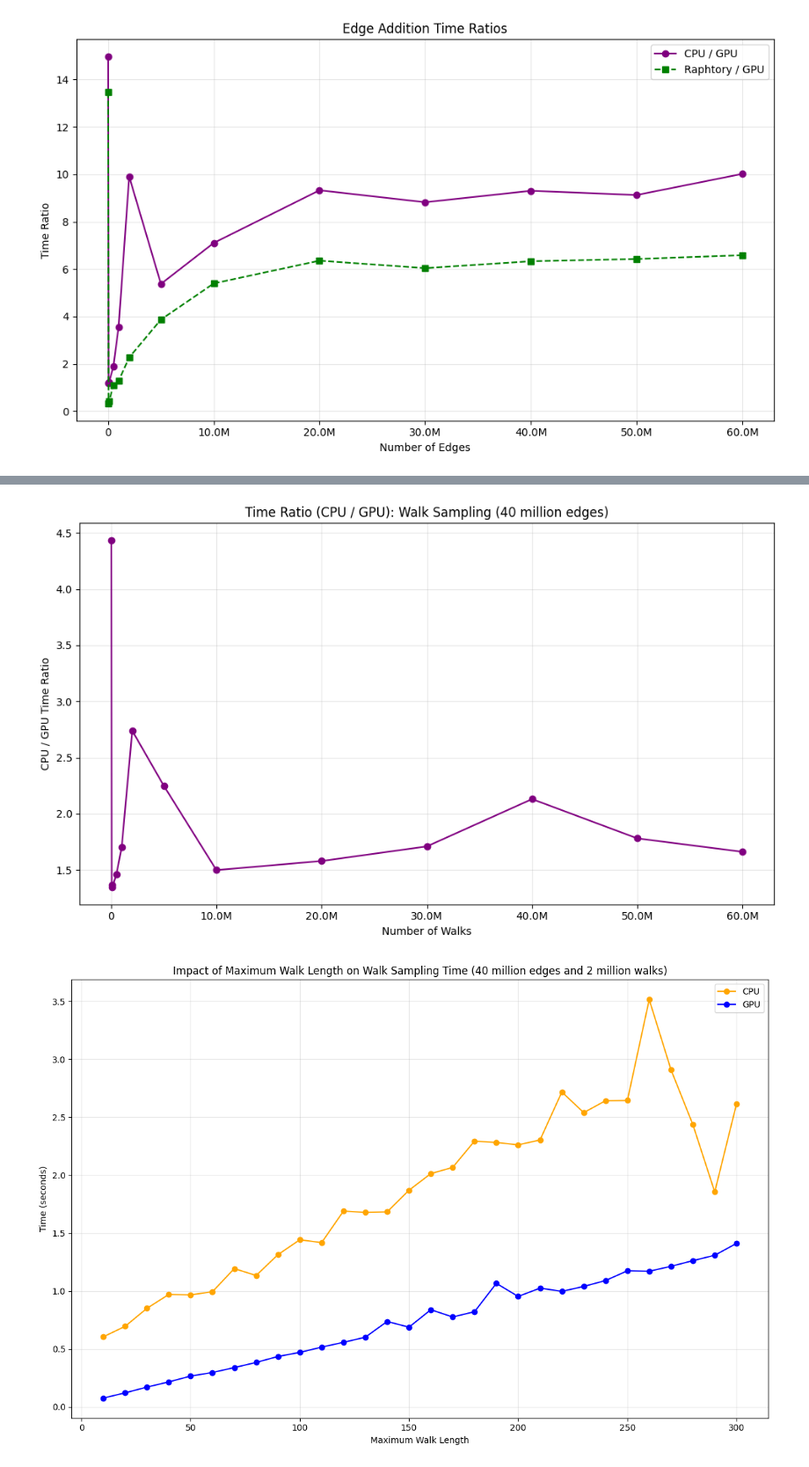
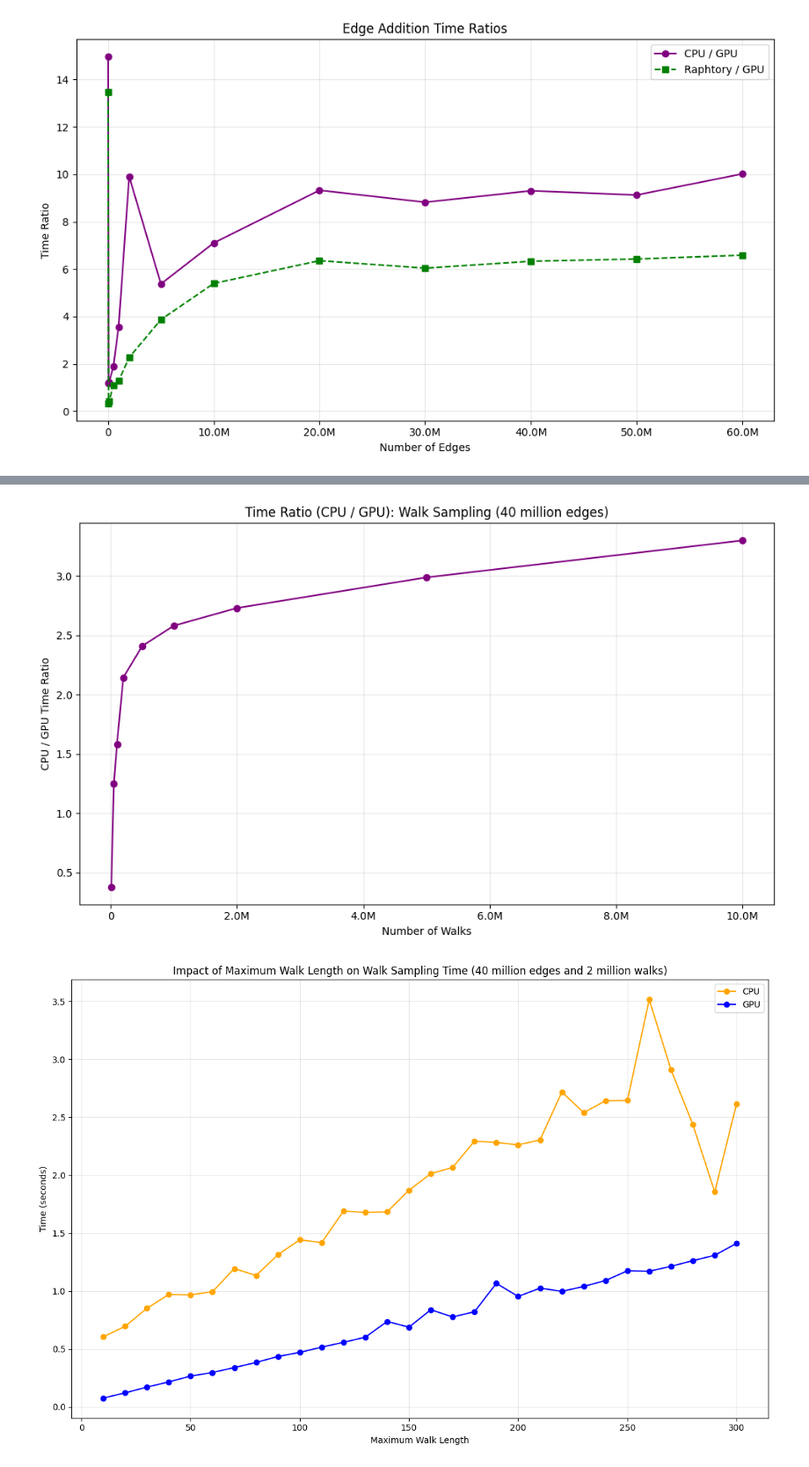
Before and after one commit to ashfaq1701/temporal-random-walk-test, a Jupyter notebook: test_visualizations.ipynb, the cells around one changed output, grey strips where cells are left out. Shown at 88% size. Saved outputs shown, nothing was run; the diff lists cells and outputs as text; code cells hidden in the pictures.

```diff
--- a/test_visualizations.ipynb
+++ b/test_visualizations.ipynb
@@ -154,22 +154,22 @@ plt.show()
 # %%
 # CPU and GPU walk sampling times (Index-based) — Plot 2
-cpu_times = cpu_results["edges"]["walk_sampling_time_index_based"]
-gpu_times = gpu_results["edges"]["walk_sampling_time_index_based"]
+cpu_times = cpu_results["walks"]["walk_sampling_time_index_based"]
+gpu_times = gpu_results["walks"]["walk_sampling_time_index_based"]
 ratios = [c / g if g != 0 else float('inf') for c, g in zip(cpu_times, gpu_times)]
 
 plt.figure(figsize=(10, 6))
-plt.plot(edge_counts, ratios, marker='o', linestyle='-', color='purple')
+plt.plot(walk_counts, ratios, marker='o', linestyle='-', color='purple')
 
 plt.gca().xaxis.set_major_formatter(ticker.FuncFormatter(human_format))
 plt.xlabel("Number of Walks")
 plt.ylabel("CPU / GPU Time Ratio")
 plt.title("Time Ratio (CPU / GPU): Walk Sampling (40 million edges)")
 plt.grid(True, alpha=0.3)
 plt.tight_layout()
 plt.savefig("plots/ratio_plot2_walk_sampling.png")
 plt.show()
 # %% [output]
-[figure, old version]
+[figure, new version]
 # %%
 # Plot 3: Walk Length Impact (Index-based only)
 plt.figure(figsize=(12, 8))
```
Also changed, not shown: parts of 1 cell of this notebook, 1 other file.
